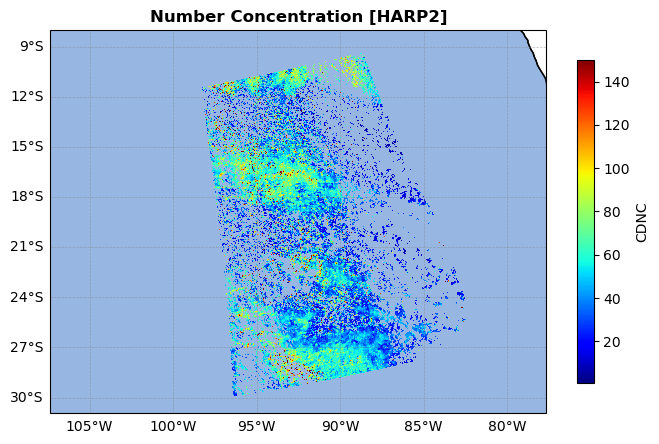
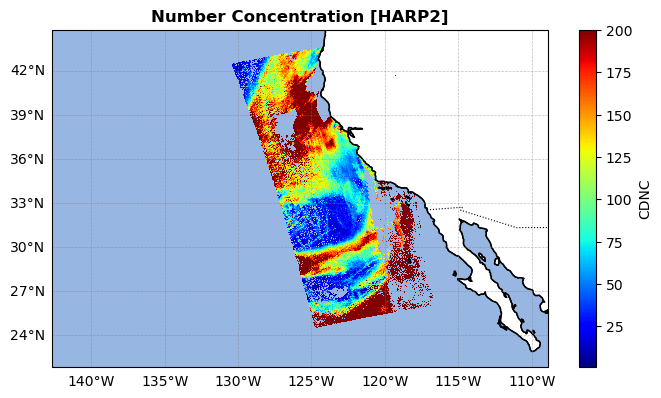
The change to this notebook cell's code, shown as a diff; its figure went from the first image to the second:
--- before
+++ after
@@ -5,5 +5,5 @@
 ax = plt.axes(projection=ccrs.PlateCarree())
 
-img = ax.pcolormesh(lon, lat, cdnc, cmap='jet', vmax=150, shading='auto')
+img = ax.pcolormesh(lon, lat, cdnc, cmap='jet', vmax=200, shading='auto')
 ax.coastlines()
 ax.add_feature(cfeature.COASTLINE, linewidth=1, edgecolor='black')     
@@ -16,5 +16,5 @@
 gl.right_labels = False
 
-cbar = plt.colorbar(img, ax=ax, orientation='vertical', shrink=0.7, pad=0.05)
+cbar = plt.colorbar(img, ax=ax, orientation='vertical', shrink=0.73, pad=0.05)
 cbar.set_label('CDNC')
 

Commit: updated Analysis